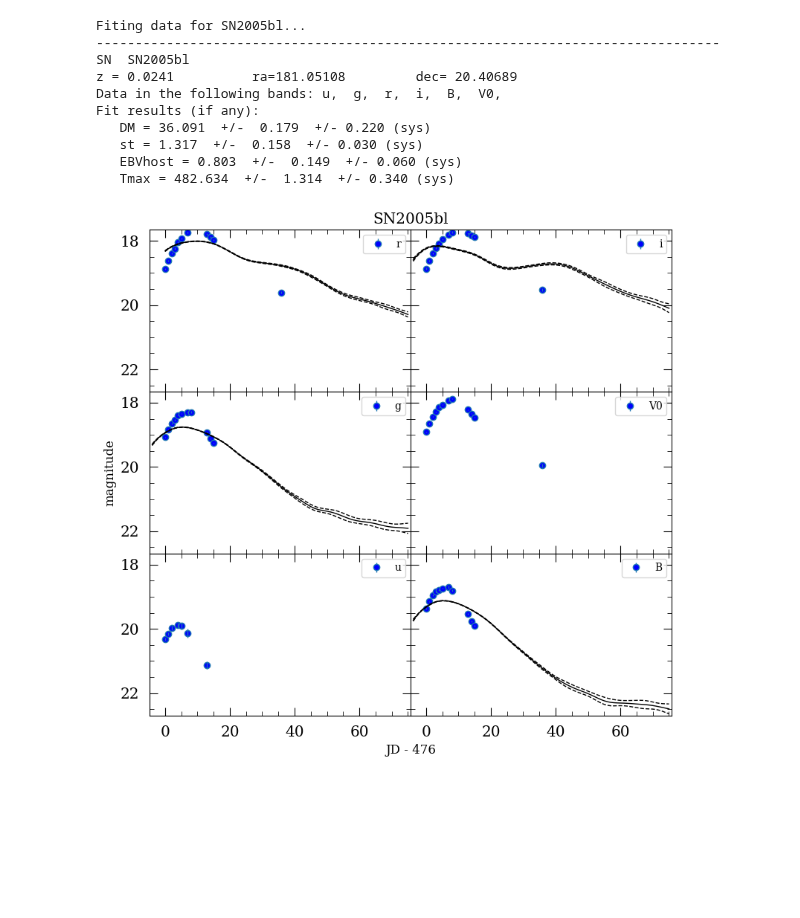
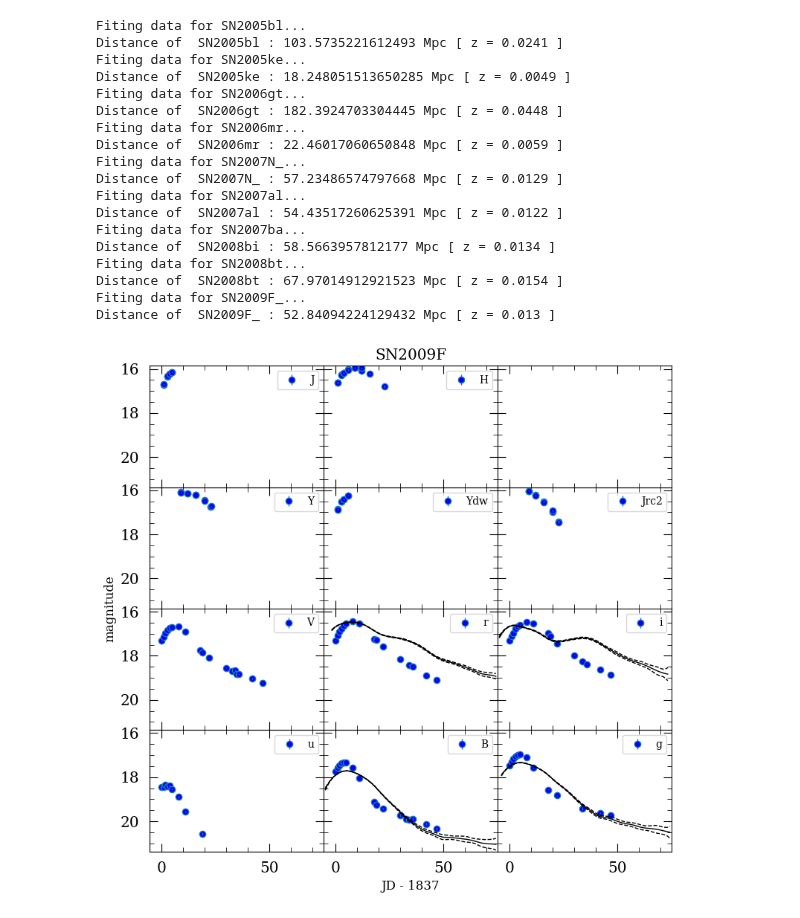
Before and after one commit to mekhi-woods/HiloCATsSN1991bg, a Jupyter notebook: main.ipynb, the cells around one changed output. Cells and saved outputs as stored; diff of their text form; code cells hidden in the pictures; blank space fills up the shorter version.

Commit message:
nabs the distance from the snpy object now, only valid for unproblematic SNe

```diff
--- a/main.ipynb
+++ b/main.ipynb
@@ -55,51 +53,60 @@ import snpy
 def snpy_fit(filePath, model='max_model', shapeParam='dm15', BandsToFit = ['B','g','r','i'], summarize=True):
     s = snpy.get_sn(filePath)
 
     # Set model parameters
     s.choose_model(model, stype=shapeParam)
     s.set_restbands() # Auto pick appropriate rest-bands
 
     # Fit data -- using David configurations
     fitargs = {'mangle':1,'calibration':0} # I don't remember what calibration is
     s.fit(BandsToFit,
           dokcorr=True,
           k_stretch=False,
           reset_kcorrs=True,
           **fitargs)
 
     # Show results
     if summarize:
         s.summary()
         # for param in s.parameters:
         #     print("{} = {} +/- {}".format(param, s.parameters[param], s.errors[param]))
-    return
+    return s
 
 if __name__ == '__main__':
     # Initalize File -- SN2005ke
     KrisciunasNames = np.genfromtxt("/content/HiloCATsSN1991bg/targetLists/91bglike_justnames.txt", dtype=str, delimiter=', ')
     filePaths = []
     for tar in KrisciunasNames:
         filePaths.append('/content/HiloCATsSN1991bg/data/CSPdata/'+str(tar)+'_snpy.txt')
 
-    # Enter snpy fit function
-    # for n in range(len(filePaths)):
-    #     print('Fiting data for '+filePaths[n][39:47]+'...')
-    #     try:
-    #         snpy_fit(filePaths[n], model='EBV_model2', shapeParam='st', BandsToFit = ['B','g','r','i'], summarize=False)
-    #     except:
-    #         print('FAILED, '+str(n))
-    n = 0
-    print('Fiting data for '+filePaths[n][39:47]+'...')
-    snpy_fit(filePaths[n], model='EBV_model2', shapeParam='st', BandsToFit = ['B','g','r','i'], summarize=True)
+    # SNeObjs = []
+    valid_n = [0,1,3,4,5,6,8,10,11,12]
+    for n in valid_n:
+        # Enter snpy fit function
+        print('Fiting data for '+filePaths[n][39:47]+'...')
+        s_n = snpy_fit(filePaths[n], model='EBV_model2', shapeParam='st', BandsToFit = ['B','g','r','i'], summarize=False)
+
+        # Nab paramaters from SNe objects
+        mu = s_n.get_distmod()
+        d = (10**((mu+5)/5)) / 1e6 # in Mpc
+        print('Distance of ', filePaths[n][39:47], ':', d, 'Mpc [ z =', s_n.z,']')
 # %% [output]
 Fiting data for SN2005bl...
---------------------------------------------------------------------------------
-SN  SN2005bl
-z = 0.0241          ra=181.05108         dec= 20.40689
-Data in the following bands: u,  g,  r,  i,  B,  V0,
-Fit results (if any):
-   DM = 36.091  +/-  0.179  +/- 0.220 (sys)
-   st = 1.317  +/-  0.158  +/- 0.030 (sys)
-   EBVhost = 0.803  +/-  0.149  +/- 0.060 (sys)
-   Tmax = 482.634  +/-  1.314  +/- 0.340 (sys)
+Distance of  SN2005bl : 103.5735221612493 Mpc [ z = 0.0241 ]
+Fiting data for SN2005ke...
+Distance of  SN2005ke : 18.248051513650285 Mpc [ z = 0.0049 ]
+Fiting data for SN2006gt...
+Distance of  SN2006gt : 182.3924703304445 Mpc [ z = 0.0448 ]
+Fiting data for SN2006mr...
+Distance of  SN2006mr : 22.46017060650848 Mpc [ z = 0.0059 ]
+Fiting data for SN2007N_...
+Distance of  SN2007N_ : 57.23486574797668 Mpc [ z = 0.0129 ]
+Fiting data for SN2007al...
+Distance of  SN2007al : 54.43517260625391 Mpc [ z = 0.0122 ]
+Fiting data for SN2007ba...
+Distance of  SN2008bi : 58.5663957812177 Mpc [ z = 0.0134 ]
+Fiting data for SN2008bt...
+Distance of  SN2008bt : 67.97014912921523 Mpc [ z = 0.0154 ]
+Fiting data for SN2009F_...
+Distance of  SN2009F_ : 52.84094224129432 Mpc [ z = 0.013 ]
-[figure, old version]
+[figure, new version]
```
Also changed, not shown: parts of 1 cell of this notebook.
